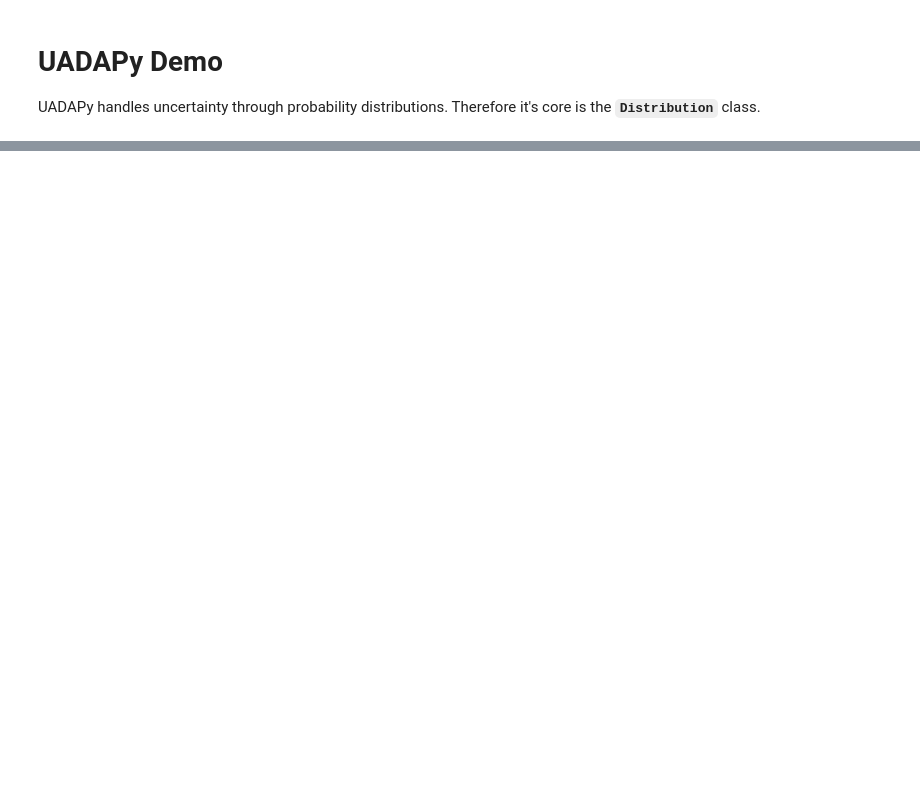
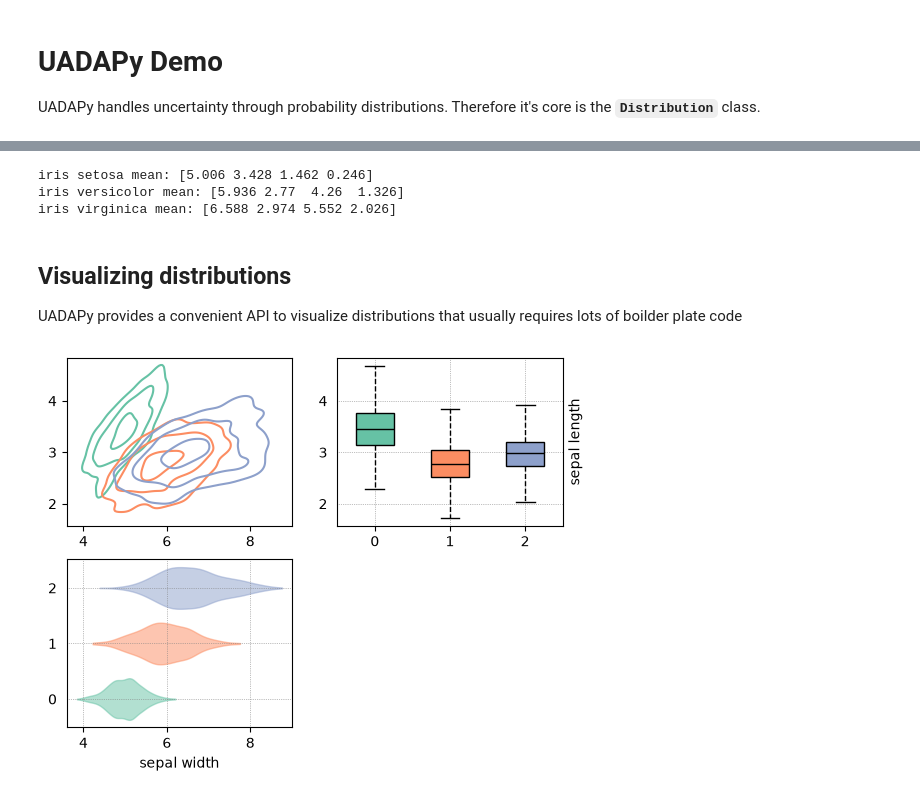
Before and after one commit to UniStuttgart-VISUS/uadapy, a Jupyter notebook: examples/demo.ipynb, the cells around one changed output, grey strips where cells are left out. Drawn from its saved outputs; the diff is of its cells as text; code cells hidden in the pictures; blank space fills up the shorter version.

```diff
--- a/examples/demo.ipynb
+++ b/examples/demo.ipynb
@@ -30,2 +30,44 @@ peak location = [0.00496725 0.00350766]
 # %%
-# TODO: KDE from dat points
+from sklearn import datasets
+
+iris = datasets.load_iris()
+dists = []
+for species in range(3):
+    species_data = iris['data'][iris['target'] == species]
+    # estimate distribution from data points (KDE)
+    dists.append(Distribution(species_data))
+    print(f"iris {iris['target_names'][species]} mean: {dists[species].mean()}")
+# %% [output]
+iris setosa mean: [5.006 3.428 1.462 0.246]
+iris versicolor mean: [5.936 2.77  4.26  1.326]
+iris virginica mean: [6.588 2.974 5.552 2.026]
+# %% [markdown]
+## Visualizing distributions
+UADAPy provides a convenient API to visualize distributions that usually requires lots of boilder plate code
+# %%
+import matplotlib.pyplot as plt
+from uadapy.plotting import plots_1d, plots_2d
+
+# lets show sepal width and length distributions
+fig, axs = plt.subplots(2,2)
+axs[0,0].sharex(axs[1,0])
+axs[0,0].sharey(axs[0,1])
+axs[1,1].remove()
+# labeling
+axs[0,1].yaxis.set_label_position("right")
+axs[0,1].set_ylabel('sepal length')
+axs[1,0].set_xlabel('sepal width')
+
+# we can estimate the respective marginal distributions (dropping petal width and length)
+sepal_dists = [Distribution(d.sample(1000)[:,0:2]) for d in dists]
+# same for the single attribute distributions
+sw_dists = [Distribution(d.sample(1000)[:,0]) for d in dists]
+sl_dists = [Distribution(d.sample(1000)[:,1]) for d in dists]
+
+
+plots_2d.plot_contour(sepal_dists, fig=fig, axs=axs[0,0]) # .25, .75, .95 quantile contours (highest density regions)
+plots_1d.plot_1d_distribution(sl_dists, 1000, plot_types=['boxplot'], fig=fig, axs=axs[0,1])
+plots_1d.plot_1d_distribution(sw_dists, 1000, plot_types=['violinplot'], fig=fig, axs=axs[1,0], vert=False)
+fig;
+# %% [output]
+[figure, added]
```
Also changed, not shown: parts of 1 cell of this notebook.
